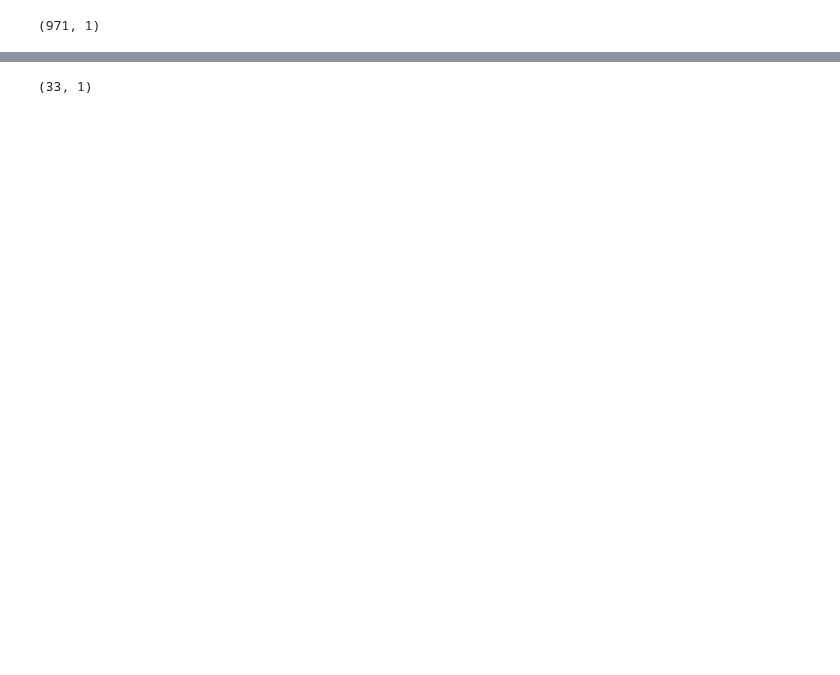
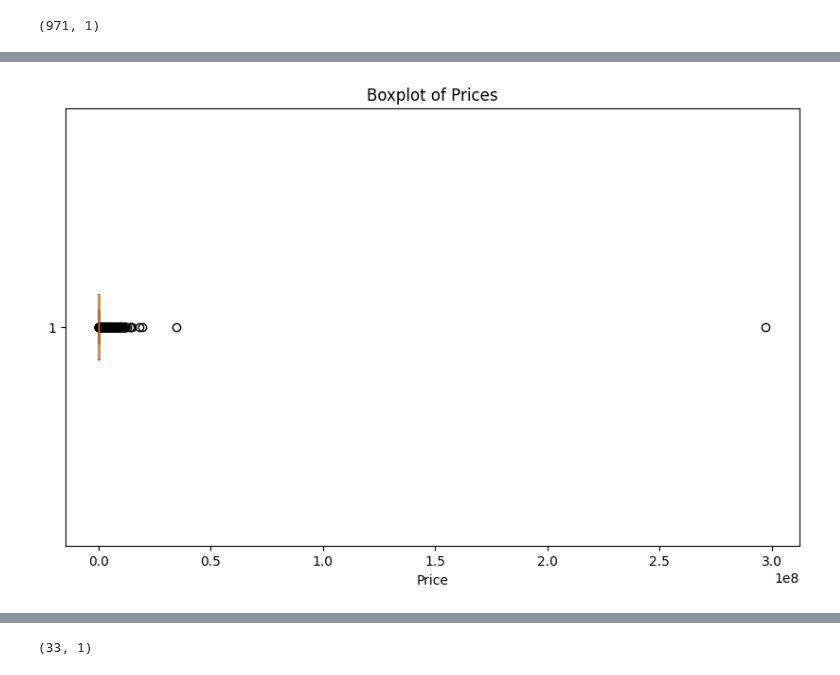
Before and after one commit to GabrielFersPin/Coworking, a Jupyter notebook: src/data_processing/adjusting_currencies.ipynb, the cells around one changed output, grey strips where cells are left out. Drawn from its saved outputs; the diff is of its cells as text; code cells hidden in the pictures; blank space fills up the shorter version.

Commit message:
modified:   app.py 	modified:   src/data_processing/adjusting_currencies.ipynb 	modified:   src/results/Cleaned_Prices.json

```diff
--- a/src/data_processing/adjusting_currencies.ipynb
+++ b/src/data_processing/adjusting_currencies.ipynb
@@ -550,0 +551,11 @@ df_prices.describe()
+# %%
+import matplotlib.pyplot as plt
+
+# Create a boxplot to visualize outliers
+plt.figure(figsize=(10, 6))
+plt.boxplot(df_prices['price'], vert=False)
+plt.title('Boxplot of Prices')
+plt.xlabel('Price')
+plt.show()
+# %% [output]
+[figure, added]
```
Also changed, not shown: parts of 9 cells of this notebook, 2 other files.
